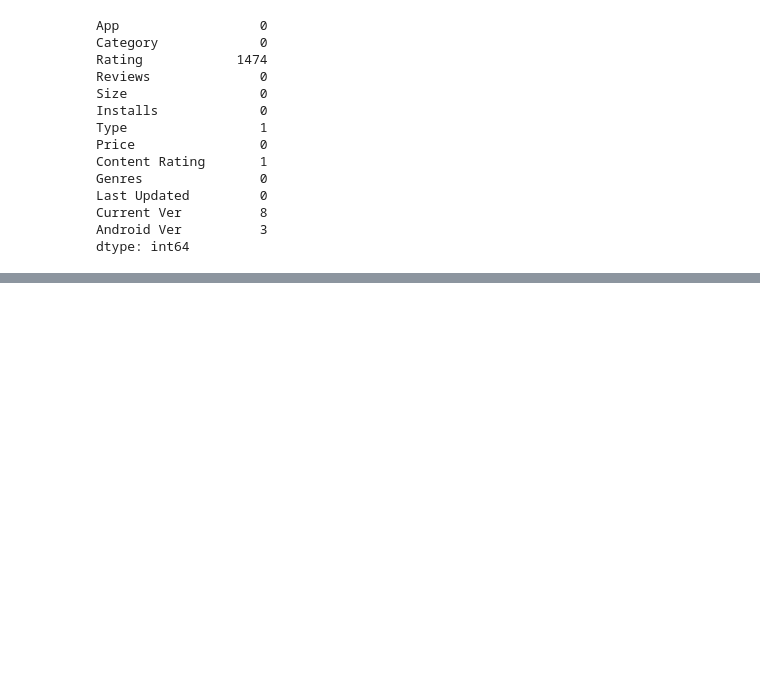
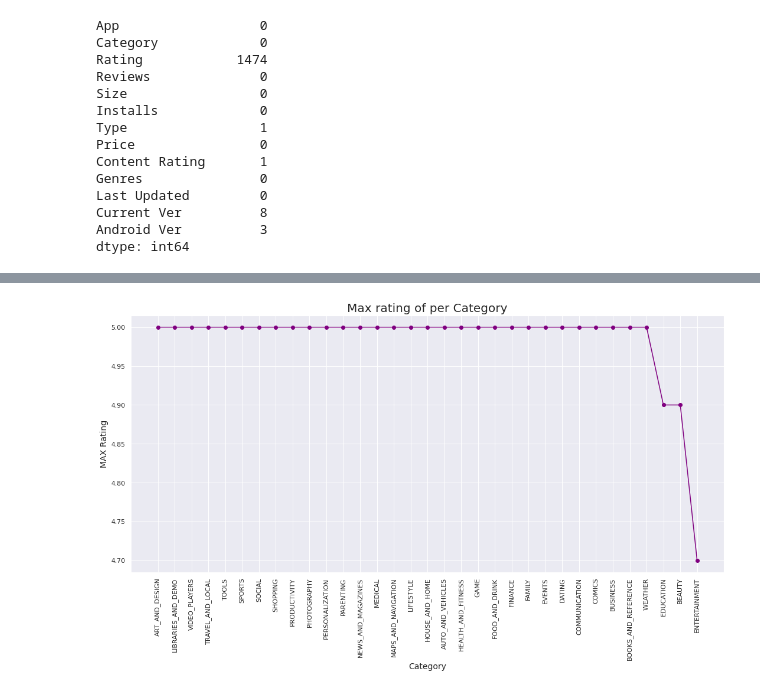
Before and after one commit to murodjonabdujabbor33/Mobapp-studio, a Jupyter notebook: Mobapp_studio.ipynb, the cells around one changed output, grey strips where cells are left out. Drawn from its saved outputs; the diff is of its cells as text; code cells hidden in the pictures; blank space fills up the shorter version.

```diff
--- a/Mobapp_studio.ipynb
+++ b/Mobapp_studio.ipynb
@@ -103,0 +158,19 @@ clean_dataset(apps_data)
+# %%
+def max_rating(dataset):
+  # Maximum rating for each category
+  df = dataset.groupby('Category', as_index=False)[['Rating']].max()
+  df.sort_values(by='Rating', ascending=False, inplace=True)
+  Category = df.Category.values.tolist()
+  Rating = df.Rating.values.tolist()
+  plt.figure(figsize = (18, 8))
+  plt.plot(Category, Rating, color='purple', marker='o')
+  plt.title('Max rating of per Category', fontsize=20)
+  plt.xlabel('Category', fontsize=14)
+  plt.ylabel('MAX Rating', fontsize=14)
+  plt.xticks(rotation=90)
+  plt.grid(True)
+  plt.show()
+
+max_rating(apps_data)
+# %% [output]
+[figure, added]
```
Also changed, not shown: parts of 22 cells of this notebook.
